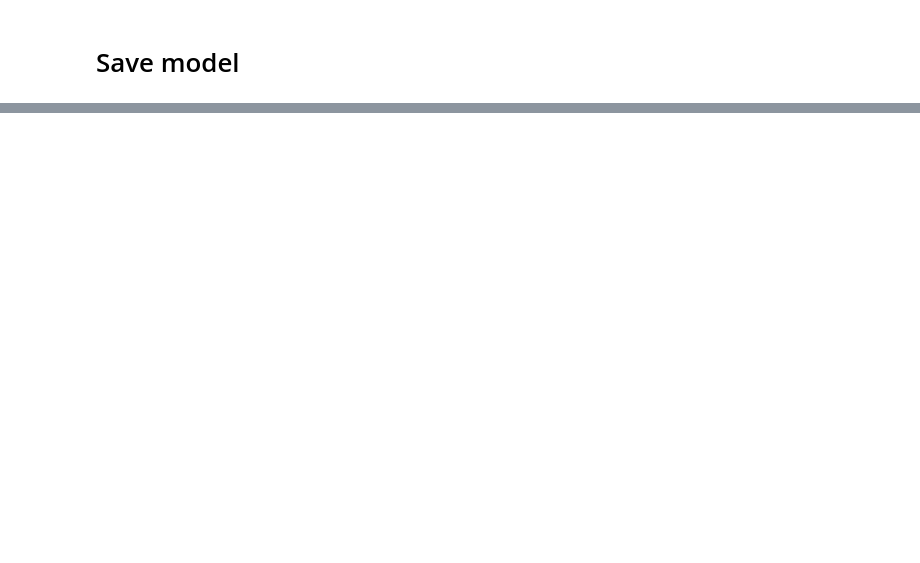
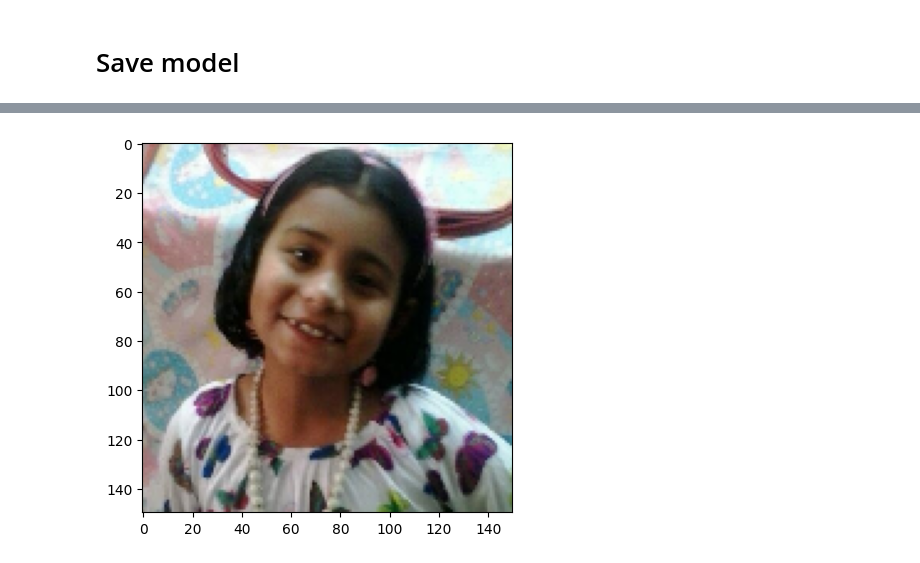
Before and after one commit to daniellaeme/Face-Mask-Detection, a Jupyter notebook: Face_Mask_Detection.ipynb, the cells around one changed output, grey strips where cells are left out. Saved outputs shown, nothing was run; the diff lists cells and outputs as text; code cells hidden in the pictures; blank space fills up the shorter version.

```diff
--- a/Face_Mask_Detection.ipynb
+++ b/Face_Mask_Detection.ipynb
@@ -152,0 +172,3 @@ model.save('face_mask_detection_model.keras')
+# %%
+predict_image('/content/test/without_mask/58.jpg')
+# %% [output]
@@ -152,0 +177 @@ model.save('face_mask_detection_model.keras')
+[figure, added]
```
Also changed, not shown: parts of 9 cells of this notebook.
